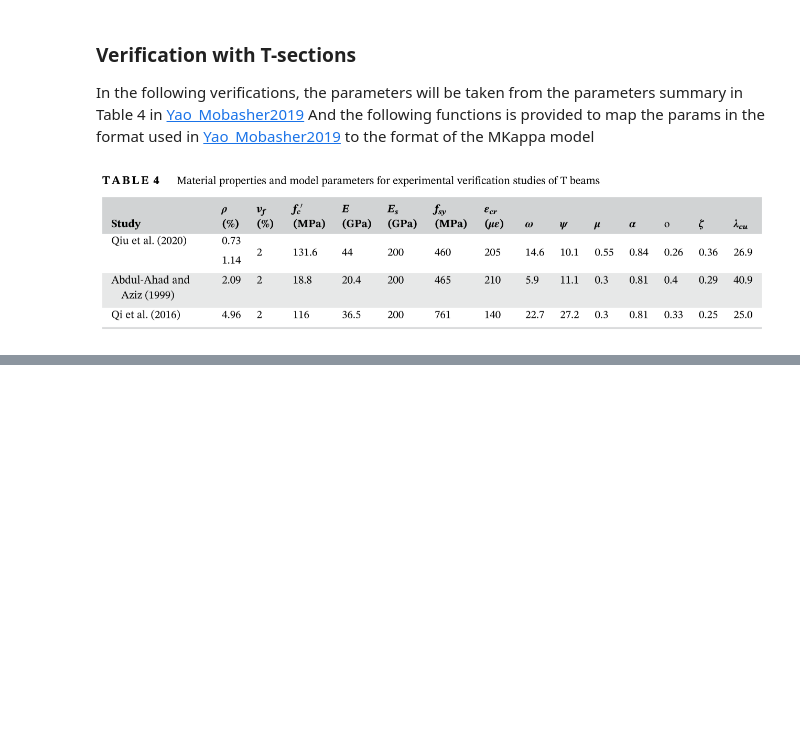
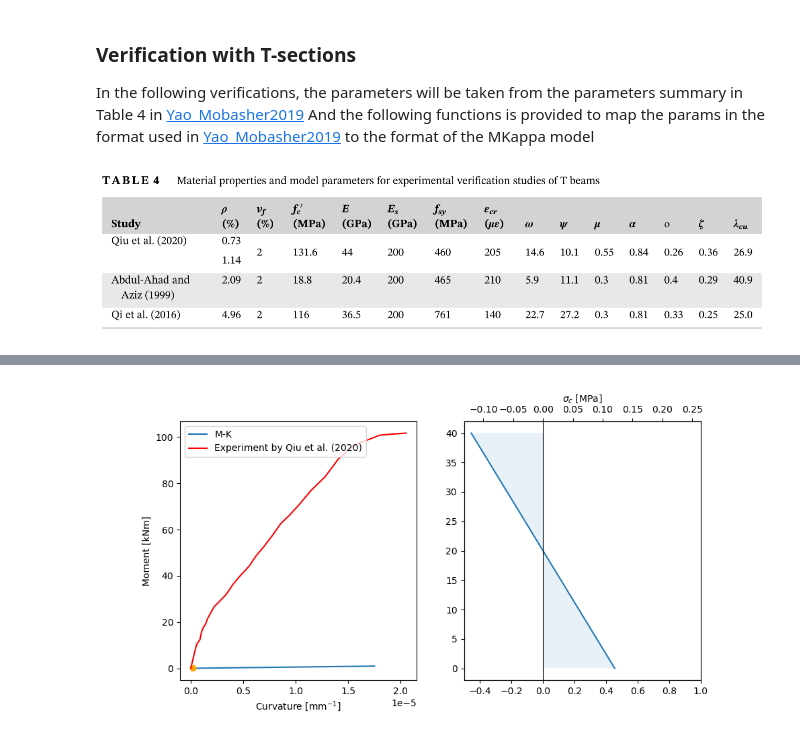
Before and after one commit to rosoba/bmcs_cross_section, a Jupyter notebook: notebooks/mkappa/mkappa_verification.ipynb, the cells around one changed output, grey strips where cells are left out. Cells and saved outputs as stored; diff of their text form; code cells hidden in the pictures; blank space fills up the shorter version.

```diff
--- a/notebooks/mkappa/mkappa_verification.ipynb
+++ b/notebooks/mkappa/mkappa_verification.ipynb
@@ -475 +362,44 @@ _, (ax_qui) = plt.subplots()
+# %%
+ver_data = get_data(element1='./verification_data/yao20_yao_mobasher/table_4', xlsx_file='qui20.xlsx', k='B-S65-16_k', m='B-S65-16_m', k_faktor=1e-6)
+ver_data1 = get_data(element1='./verification_data/yao20_yao_mobasher/table_4', xlsx_file='qui20.xlsx', k='B-S65-20_k', m='B-S65-20_m', k_faktor=1e-6)
+
+# B-S65-16
+make_mc(high_kappa=0.0000175, B=700, H=220,
+           E_cc=44000, E_ct=44000, mu=0.55, eps_cr=0.000205,
+           material_r1='steel', E_r1=200000, z_r1=False, A_r1=False,
+           eps_cy=False, eps_cu=False, eps_tu=False,
+           f_t_r1=460, f_sy_r1=False, factor_r1=False,
+           material_r2=False, z_r2=False, A_r2=False, E_r2=False,
+           f_t_r2=False, f_sy_r2=False, factor_r2=False,
+           n_m=100, n_kappa=100, slider=0.000016, matrix=False,
+           rho=0.0073, v_f=0.0, omega=14.6, psi=10.1, alpha=0.84, lambda_cu=False, beta_tu=12)
+#            o = 0.26,
+#            zeta = 0.36,
+#            lambda_cu = 26.9
+
+# mc = MKappa(n_m=100, n_kappa = 100)
+# mc.low_kappa = 0
+# mc.high_kappa = 0.0000175
+# mc.kappa_slider = 0.000016
+# map_and_assign_params_for_t_section(mc,
+#             beta_tu = 12,
+#             b = 700,
+#             h = 220,
+#             E = 44000,
+#             E_s = 200000,
+#             f_sy = 460,
+#             eps_cr = 0.000205,
+#             rho = 0.0073,
+#             v_f = 0.0,
+#             omega = 14.6,
+#             psi = 10.1,
+#             mu = 0.55,
+#             alpha = 0.84,
+#             o = 0.26,
+#             zeta = 0.36,
+#             lambda_cu = 26.9)
+
+plot_mk_ver(mc, ver_data1, 'Qiu et al. (2020)')
+# %% [output]
+[figure, added]
 # %%
```
Also changed, not shown: parts of 17 cells of this notebook.
